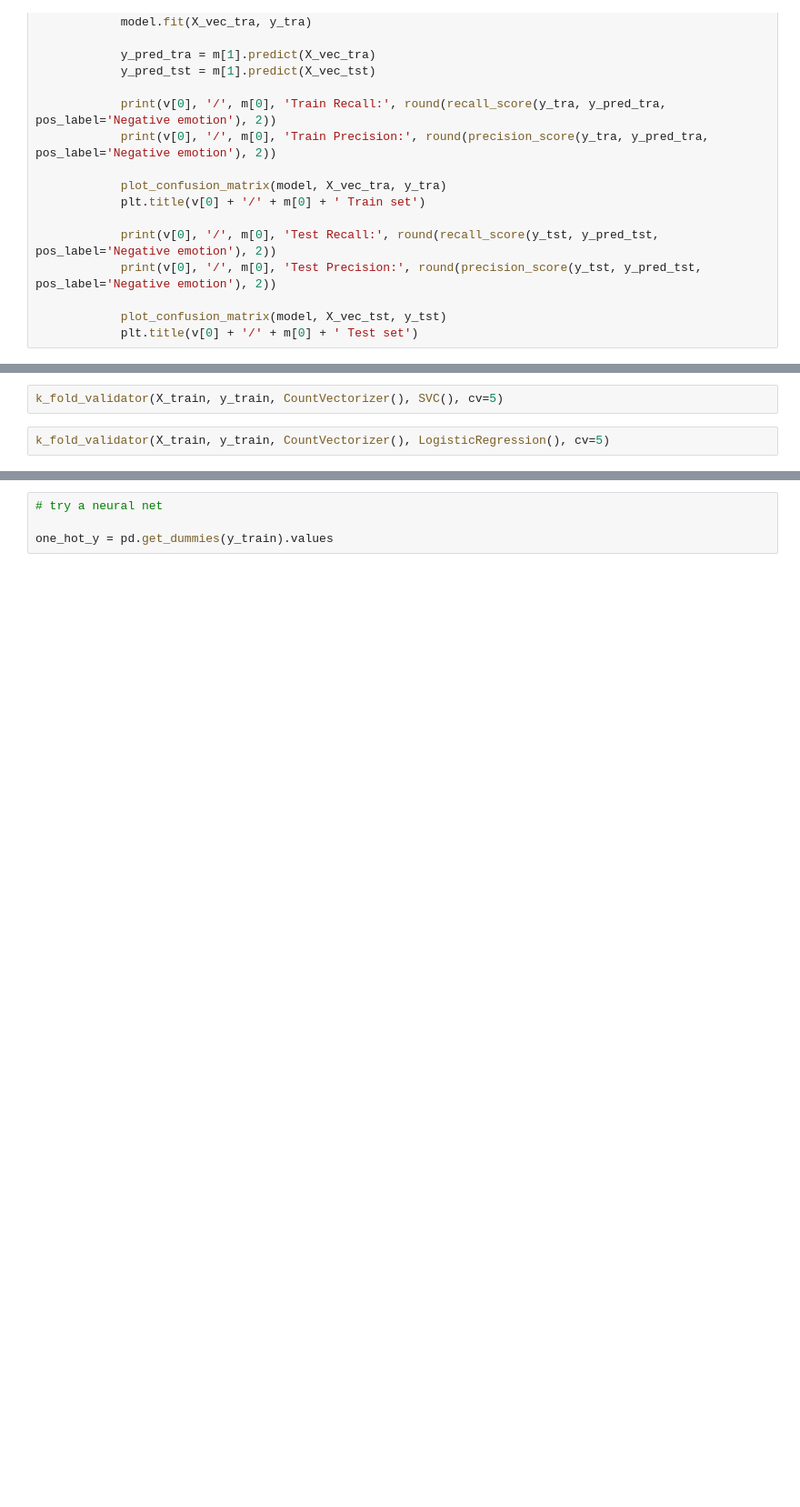
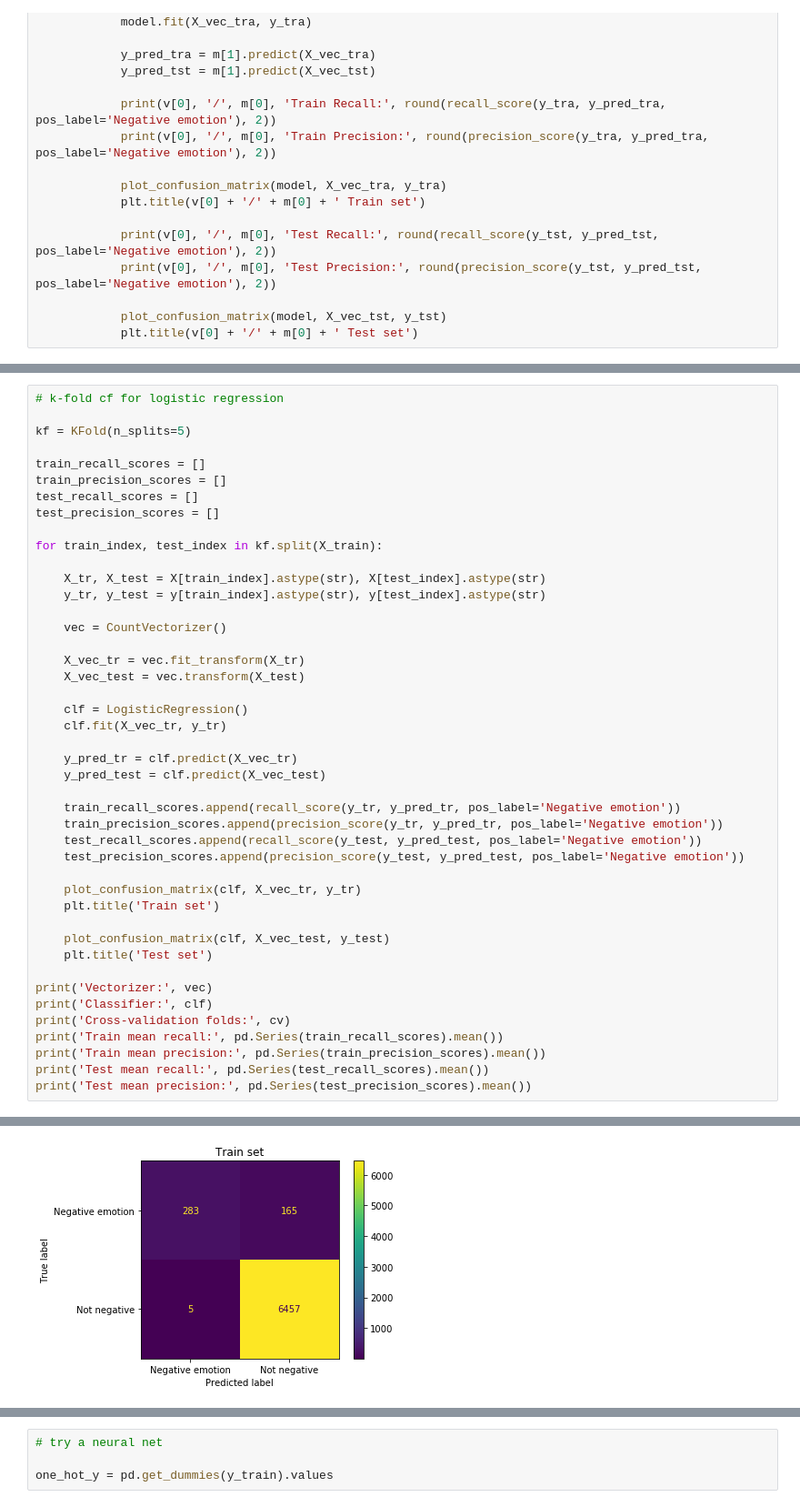
Before and after one commit to lilisbeit/Twitter-Sentiment-Analysis, a Jupyter notebook: negative-tweets.ipynb, the cells around one changed output, grey strips where cells are left out. Shown at 91% size. Drawn from its saved outputs; the diff is of its cells as text; blank space fills up the shorter version.

Commit message:
fix k fold function

```diff
--- a/negative-tweets.ipynb
+++ b/negative-tweets.ipynb
@@ -412,4 +415,45 @@ ValueError: np.nan is an invalid document, expected byte or unicode string.
-# %%
-k_fold_validator(X_train, y_train, CountVectorizer(), SVC(), cv=5)
-# %%
-k_fold_validator(X_train, y_train, CountVectorizer(), LogisticRegression(), cv=5)
+# %%
+# k-fold cf for logistic regression
+
+kf = KFold(n_splits=5)
+
+train_recall_scores = []
+train_precision_scores = []
+test_recall_scores = []
+test_precision_scores = []
+
+for train_index, test_index in kf.split(X_train):
+
+    X_tr, X_test = X[train_index].astype(str), X[test_index].astype(str)
+    y_tr, y_test = y[train_index].astype(str), y[test_index].astype(str)
+
+    vec = CountVectorizer()
+
+    X_vec_tr = vec.fit_transform(X_tr)
+    X_vec_test = vec.transform(X_test)
+
+    clf = LogisticRegression()
+    clf.fit(X_vec_tr, y_tr)
+
+    y_pred_tr = clf.predict(X_vec_tr)
+    y_pred_test = clf.predict(X_vec_test)
+
+    train_recall_scores.append(recall_score(y_tr, y_pred_tr, pos_label='Negative emotion'))
+    train_precision_scores.append(precision_score(y_tr, y_pred_tr, pos_label='Negative emotion'))
+    test_recall_scores.append(recall_score(y_test, y_pred_test, pos_label='Negative emotion'))
+    test_precision_scores.append(precision_score(y_test, y_pred_test, pos_label='Negative emotion'))
+
+    plot_confusion_matrix(clf, X_vec_tr, y_tr)
+    plt.title('Train set')
+
+    plot_confusion_matrix(clf, X_vec_test, y_test)
+    plt.title('Test set')
+
+print('Vectorizer:', vec)
+print('Classifier:', clf)
+print('Cross-validation folds:', cv)
+print('Train mean recall:', pd.Series(train_recall_scores).mean())
+print('Train mean precision:', pd.Series(train_precision_scores).mean())
+print('Test mean recall:', pd.Series(test_recall_scores).mean())
+print('Test mean precision:', pd.Series(test_precision_scores).mean())
+# %% [output]
@@ -415,0 +467 @@ k_fold_validator(X_train, y_train, CountVectorizer(), LogisticRegression(), cv=5
+[figure, added]
```
Also changed, not shown: parts of 12 cells of this notebook.
